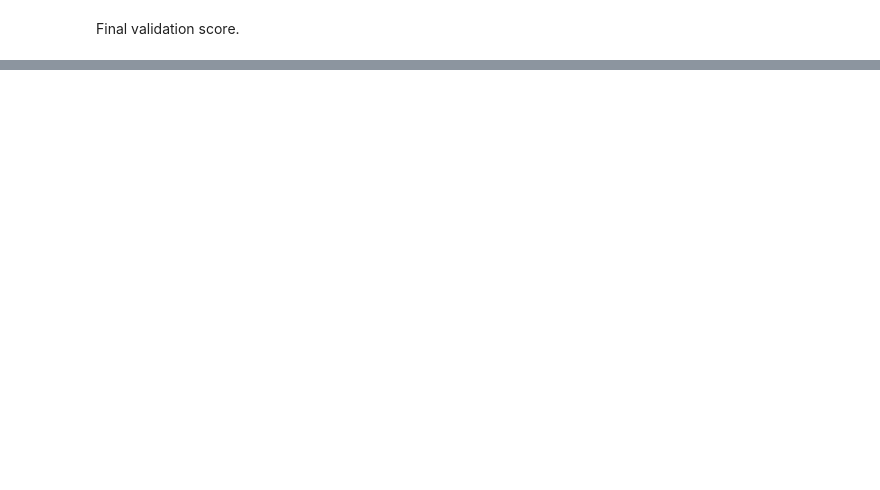
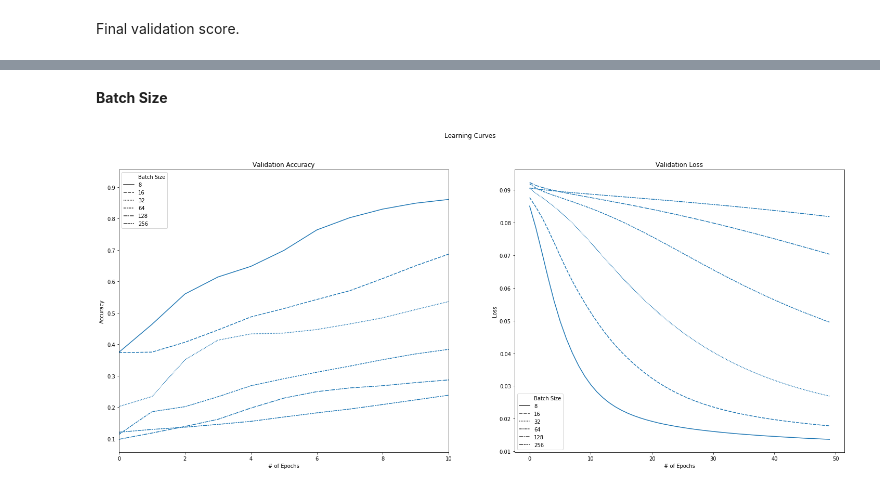
Before and after one commit to amypeniston/data-science-toolbox, a Jupyter notebook: key-concepts-examples/MNIST_Shallow_NN.ipynb, the cells around one changed output, grey strips where cells are left out. Cells and saved outputs as stored; diff of their text form; code cells hidden in the pictures; blank space fills up the shorter version.

```diff
--- a/key-concepts-examples/MNIST_Shallow_NN.ipynb
+++ b/key-concepts-examples/MNIST_Shallow_NN.ipynb
@@ -144,0 +165,2 @@ model.evaluate(X_valid, y_valid)
+# %% [markdown]
+**Batch Size**
@@ -144,0 +170,28 @@ model.evaluate(X_valid, y_valid)
+# %%
+accuracy = pd.DataFrame(columns=batch_sizes, index=range(n_epochs))
+loss = pd.DataFrame(columns=batch_sizes, index=range(n_epochs))
+accuracy["Epoch"] = range(n_epochs)
+loss["Epoch"] = range(n_epochs)
+# %%
+for batch_size in batch_sizes:
+    model = Sequential()
+    model.add(Dense(64, activation="sigmoid", input_shape=(784,)))
+    model.add(Dense(10, activation="softmax"))
+    model.compile(loss="mean_squared_error", optimizer=SGD(lr=0.01), metrics=["accuracy"])
+
+
+    hist = model.fit(x=X_train,
+              y=y_train,
+              batch_size=batch_size,
+              epochs=n_epochs,
+              verbose=0,
+              validation_data=(X_valid, y_valid))
+
+    accuracy[batch_size] = hist.history["val_accuracy"]
+    loss[batch_size] = hist.history["val_loss"]
+# %%
+accuracy_melt = accuracy.melt(value_name="Accuracy", var_name="Batch Size", id_vars=["Epoch"])
+loss_melt = loss.melt(value_name="Loss", var_name="Batch Size", id_vars=["Epoch"])
+
+accuracy_melt["Batch Size"] = accuracy_melt["Batch Size"].astype(object)
+loss_melt["Batch Size"] = loss_melt["Batch Size"].astype(object)
@@ -144,0 +201,18 @@ model.evaluate(X_valid, y_valid)
+# %%
+fig, ax = plt.subplots(1, 2, figsize=(25, 10))
+
+sns.lineplot(x="Epoch", y="Accuracy", style="Batch Size", data=accuracy_melt, ax=ax[0])
+sns.lineplot(x="Epoch", y="Loss", style="Batch Size", data=loss_melt, ax=ax[1])
+
+ax[0].set_title("Validation Accuracy")
+ax[1].set_title("Validation Loss")
+
+ax[0].set_xlabel("# of Epochs")
+ax[1].set_xlabel("# of Epochs")
+
+ax[0].set_xlim([0,10])
+
+plt.suptitle("Learning Curves")
+plt.show()
+# %% [output]
+[figure, added]
```
Also changed, not shown: parts of 15 cells of this notebook.
